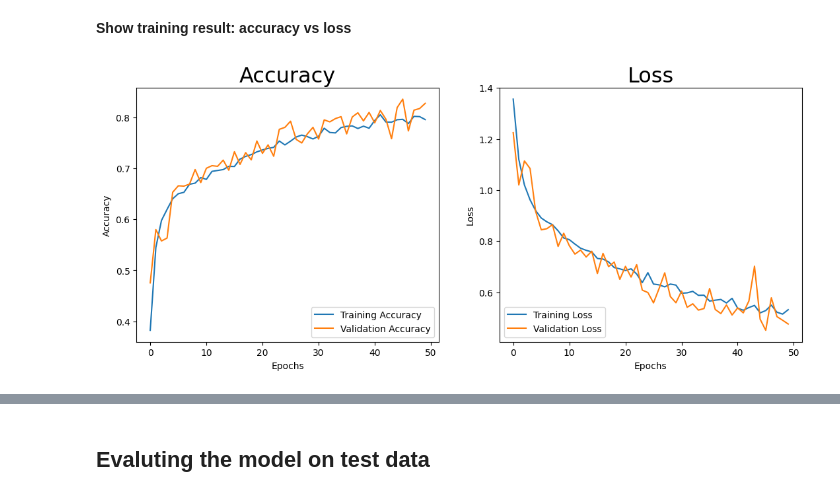
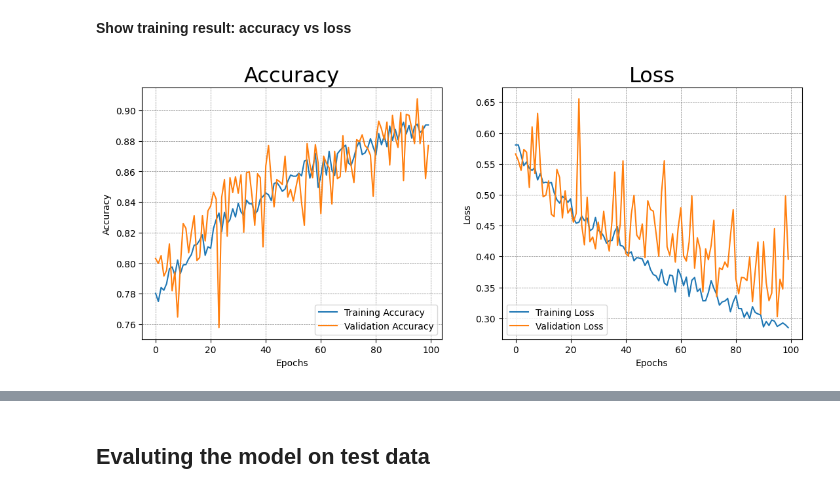
Before and after one commit to sc0210/AWINLAB_hw, a Jupyter notebook: Deep_learning/cnn-for-flower-recognition.ipynb, the cells around one changed output, grey strips where cells are left out. Drawn from its saved outputs; the diff is of its cells as text; code cells hidden in the pictures.

```diff
--- a/Deep_learning/cnn-for-flower-recognition.ipynb
+++ b/Deep_learning/cnn-for-flower-recognition.ipynb
@@ -50,7 +50,7 @@ tulip
 # %%
 # Model config
 batch_size = 32
-epochs = 50
+epochs = 100
 
 target_size = (64,64)
 # %%
@@ -174,14 +174,13 @@ cnn.compile(optimizer='adam',
 
 # creating early stopping
 es = EarlyStopping(monitor='val_loss',
-                   patience=10, mode='min')
+                   patience=6, mode='min')
 
 # train the model
 history = cnn.fit(train_data,
                 verbose=1, validation_data= validate_data,
-                batch_size= batch_size, epochs= epochs,
-                callbacks=[es])
+                batch_size= batch_size, epochs= epochs)
 
 # save model
-cnn.save('./output/cnn_model')
+cnn.save('./output/cnn_model.h5')
 # %% [output]
@@ -214,30 +209,33 @@ INFO:tensorflow:Assets written to: ./output/cnn_model/assets
 # %% [markdown]
 **Show training result: accuracy vs loss**
 # %%
-# visualzie the performance
+# set figure size (inches)
 plt.figure(figsize=(13, 5))
 
 # accuracy
 plt.subplot(1, 2, 1)
 plt.plot(history.history['accuracy'], label='Training Accuracy')
 plt.plot(history.history['val_accuracy'], label='Validation Accuracy')
 plt.xlabel('Epochs'); plt.ylabel('Accuracy')
 plt.legend(loc='lower right')
 plt.title('Accuracy',size='23')
+plt.grid(color = 'gray', linestyle = '--', linewidth = 0.5)
 
 # loss
 plt.subplot(1, 2, 2)
 plt.plot(history.history['loss'], label='Training Loss')
 plt.plot(history.history['val_loss'], label='Validation Loss')
 plt.xlabel('Epochs'); plt.ylabel('Loss')
 plt.legend(loc='lower left')
 plt.title('Loss',size='23')
+plt.grid(color = 'gray', linestyle = '--', linewidth = 0.5)
 
 plt.savefig('./output/result_accuracy_loss.png')
+
 plt.show()
 
-# return accuray from the test_data
+# show accuray from the test_data
 loss, accuracy= cnn.evaluate(test_data)
 print(f'Accuracy: {accuracy*100}')
 # %% [output]
-[figure, old version]
+[figure, new version]
```
Also changed, not shown: parts of 7 cells of this notebook, 14 other files.
